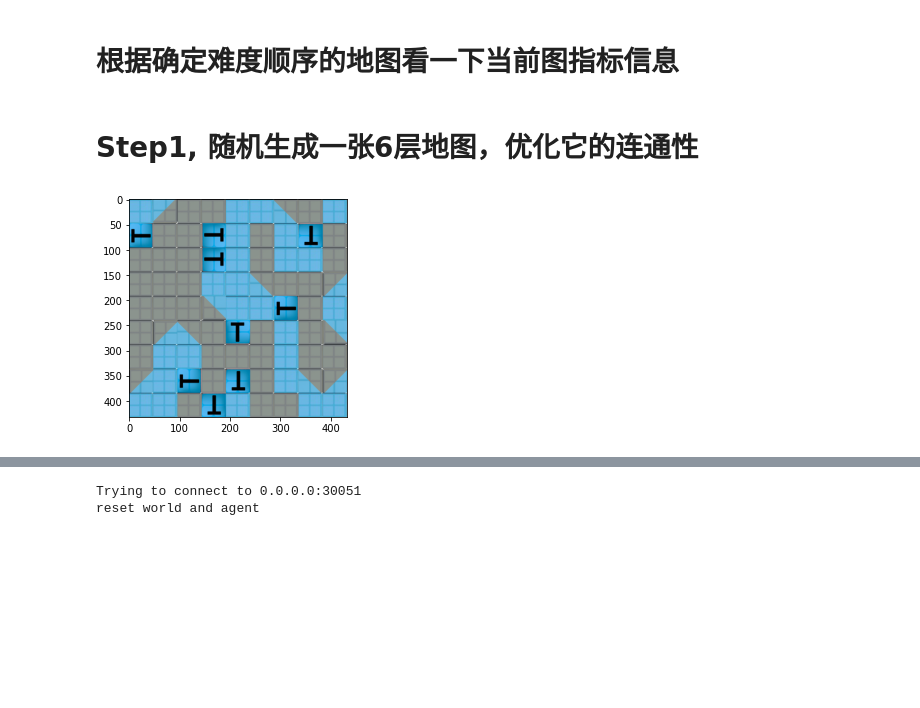
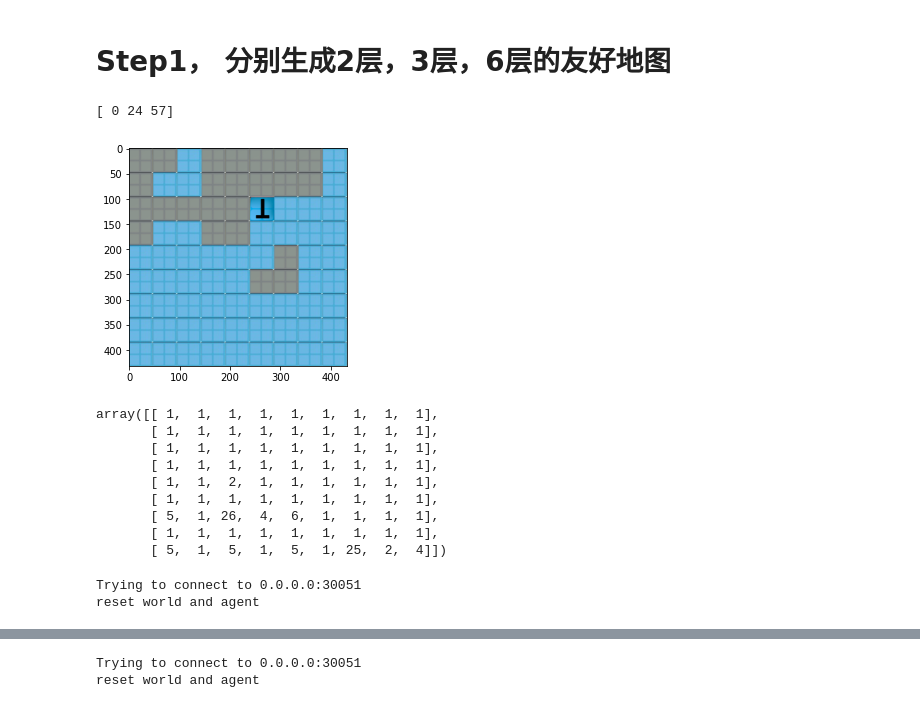
Before and after one commit to aod321/wfc_unity2, a Jupyter notebook: generate_stimlus.ipynb, the cells around one changed output, grey strips where cells are left out. Saved outputs shown, nothing was run; the diff lists cells and outputs as text; code cells hidden in the pictures; blank space fills up the shorter version.

```diff
--- a/generate_stimlus.ipynb
+++ b/generate_stimlus.ipynb
@@ -1,2 +0,0 @@
-# %% [markdown]
-# 根据确定难度顺序的地图看一下当前图指标信息
@@ -5,14 +1,39 @@ save_path = "maps_start_from_empty_2022-11-26_13_39_10_949504"
-# %% [markdown]
-# Step1, 随机生成一张6层地图，优化它的连通性
+# %% [markdown]
+# Step1， 分别生成2层，3层，6层的友好地图
 # %%
 import fastwfc
 import matplotlib.pyplot as plt
-from map2graph import map2digraph, get_map_shortest_length_dist, tiles2data, get_all_pair_shortest_path
+from map2graph import map2digraph, get_map_shortest_length_dist, tiles2data, get_all_pair_shortest_path, get_connectity_dict
+from utils import tilemap2heightmap
+import numpy as np
+import random
 # from graph_analysis import DiGraphStats
 wfc = fastwfc.XLandWFC("samples.xml")
-ids, img = wfc.generate(out_img=True)
-wave = wfc.wave_from_id(ids)
-plt.imshow(img)
+base_wave = wfc.build_a_open_area_wave()
+ids, img1 = wfc.mutate(base_wave=base_wave, new_weight=162, iter_count=1, out_img=True)
+q = tilemap2heightmap(ids)
+img2 = None
+base_wave = wfc.wave_from_id(ids)
+while len(np.bincount(q)) !=3:
+    ids, img2 = wfc.mutate(base_wave=base_wave, new_weight=162, iter_count=1, out_img=True)
+    q = tilemap2heightmap(ids)
+    base_wave = wfc.wave_from_id(ids)
+print(np.bincount(q))
+plt.imshow(img2)
 plt.pause(0.01)
 # %% [output]
+[ 0 24 57]
-[figure, old version]
+[figure, new version]
+# %%
+w = np.array(ids).reshape(2,9,9)
+w[0]+1
+# %% [output]
+array([[ 1,  1,  1,  1,  1,  1,  1,  1,  1],
+       [ 1,  1,  1,  1,  1,  1,  1,  1,  1],
+       [ 1,  1,  1,  1,  1,  1,  1,  1,  1],
+       [ 1,  1,  1,  1,  1,  1,  1,  1,  1],
+       [ 1,  1,  2,  1,  1,  1,  1,  1,  1],
+       [ 1,  1,  1,  1,  1,  1,  1,  1,  1],
+       [ 5,  1, 26,  4,  6,  1,  1,  1,  1],
+       [ 1,  1,  1,  1,  1,  1,  1,  1,  1],
+       [ 5,  1,  5,  1,  5,  1, 25,  2,  4]])
@@ -18,0 +54,8 @@ plt.pause(0.01)
+# %%
+from WFCUnity3DEnv_fastwfc import WFCUnity3DEnv
+unity_env = WFCUnity3DEnv()
+unity_env.set_wave(ids)
+unity_env.render_in_unity()
+# %% [output]
+Trying to connect to 0.0.0.0:30051
+reset world and agent
```
Also changed, not shown: parts of 7 cells of this notebook, 2 other files.
